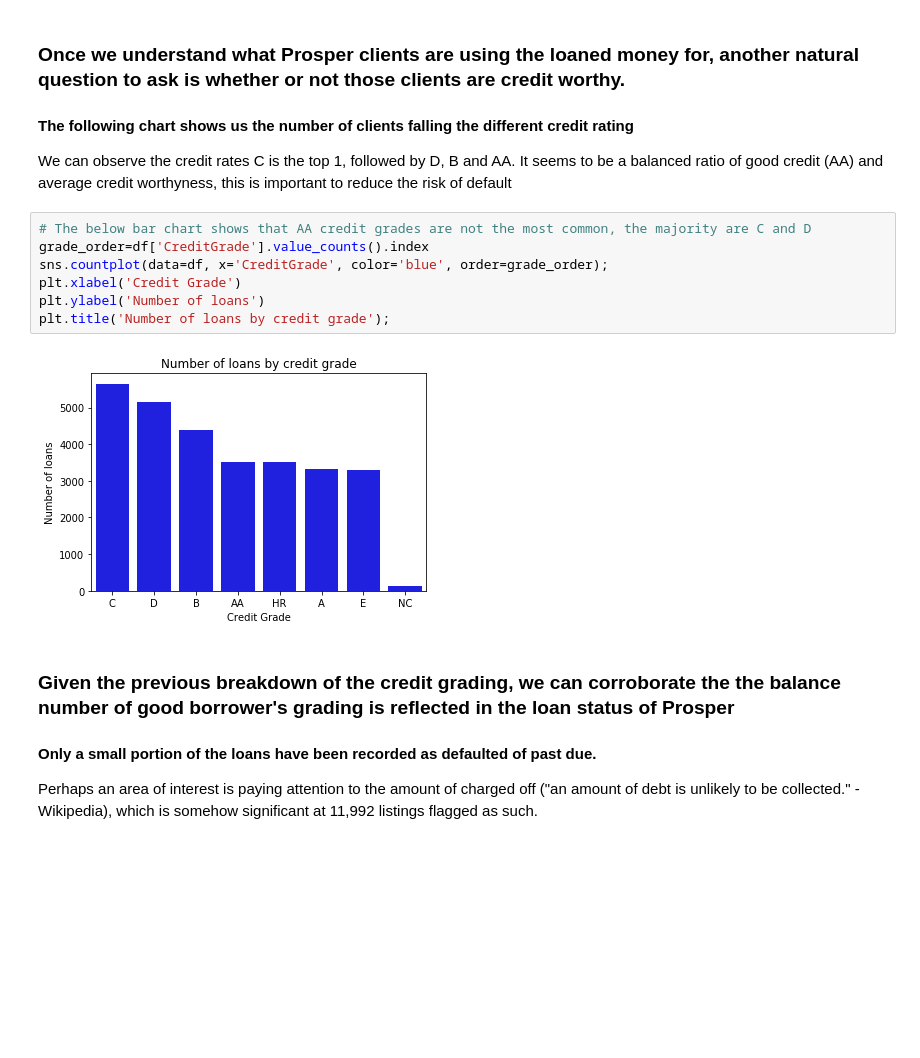
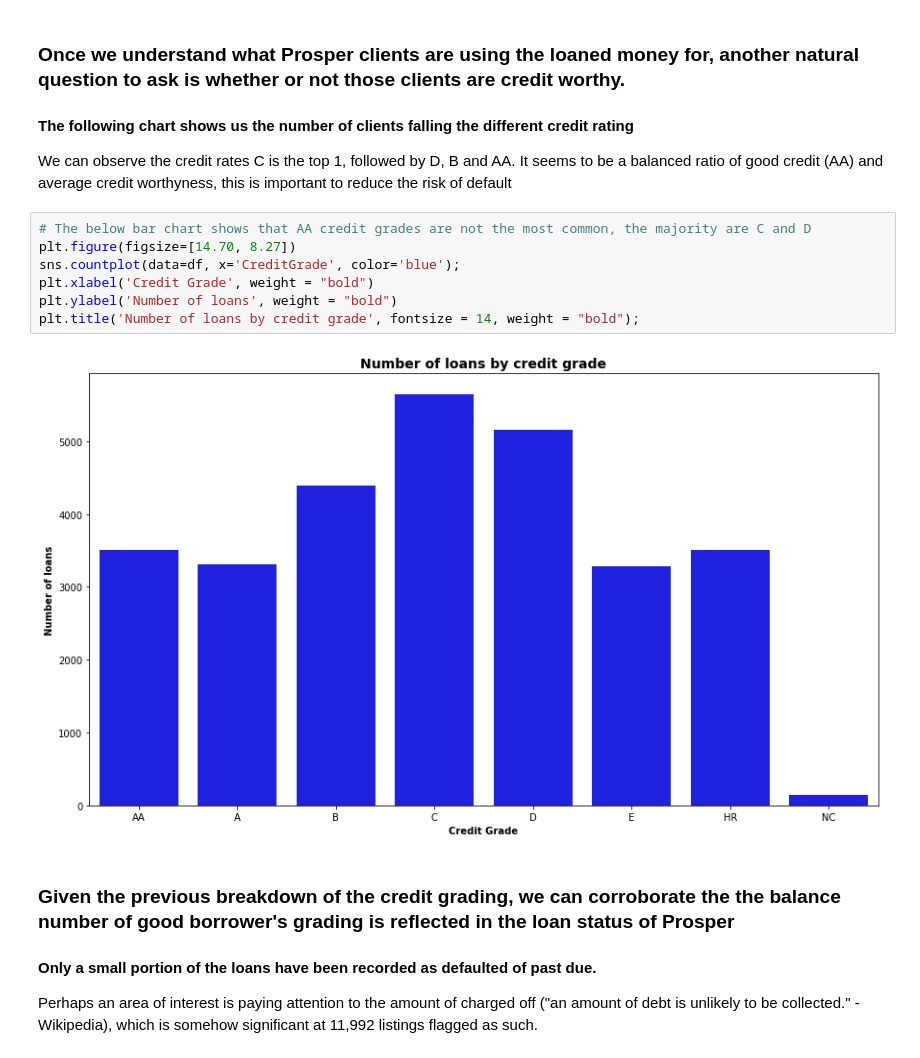
Before and after one commit to taloc/communicate_data_findings, a Jupyter notebook: slide_deck_template.ipynb, the cells around one changed output. Saved outputs shown, nothing was run; the diff lists cells and outputs as text; blank space fills up the shorter version.

```diff
--- a/slide_deck_template.ipynb
+++ b/slide_deck_template.ipynb
@@ -139,13 +140,13 @@ We can observe the credit rates C is the top 1, followed by D, B and AA.
 It seems to be a balanced ratio of good credit (AA) and average credit worthyness, this is important to reduce the risk of default
 # %%
 # The below bar chart shows that AA credit grades are not the most common, the majority are C and D
-grade_order=df['CreditGrade'].value_counts().index
-sns.countplot(data=df, x='CreditGrade', color='blue', order=grade_order);
-plt.xlabel('Credit Grade')
-plt.ylabel('Number of loans')
-plt.title('Number of loans by credit grade');
+plt.figure(figsize=[14.70, 8.27])
+sns.countplot(data=df, x='CreditGrade', color='blue');
+plt.xlabel('Credit Grade', weight = "bold")
+plt.ylabel('Number of loans', weight = "bold")
+plt.title('Number of loans by credit grade', fontsize = 14, weight = "bold");
 # %% [output]
-[figure, old version]
+[figure, new version]
 # %% [markdown]
 ### Given the previous breakdown of the credit grading, we can corroborate the the balance number of good borrower's grading is reflected in the loan status of Prosper
 
```
Also changed, not shown: parts of 7 cells of this notebook.
